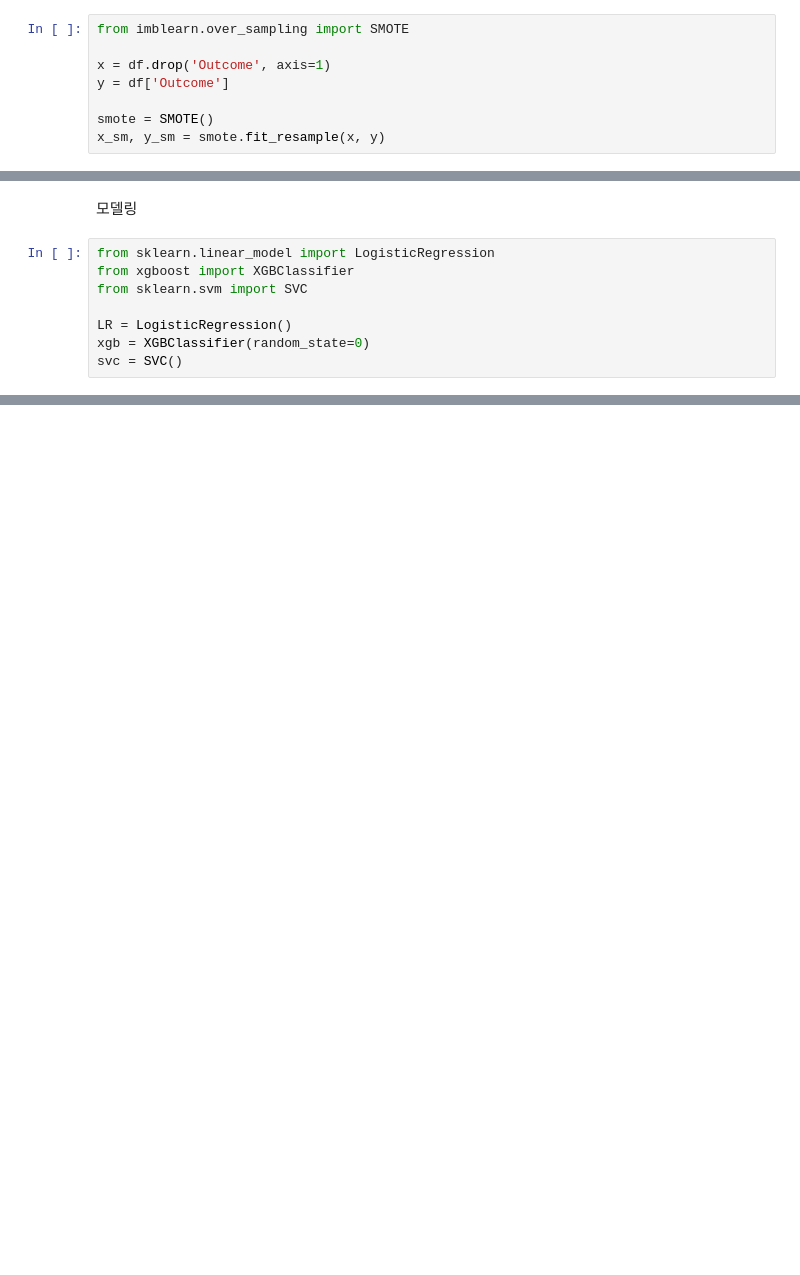
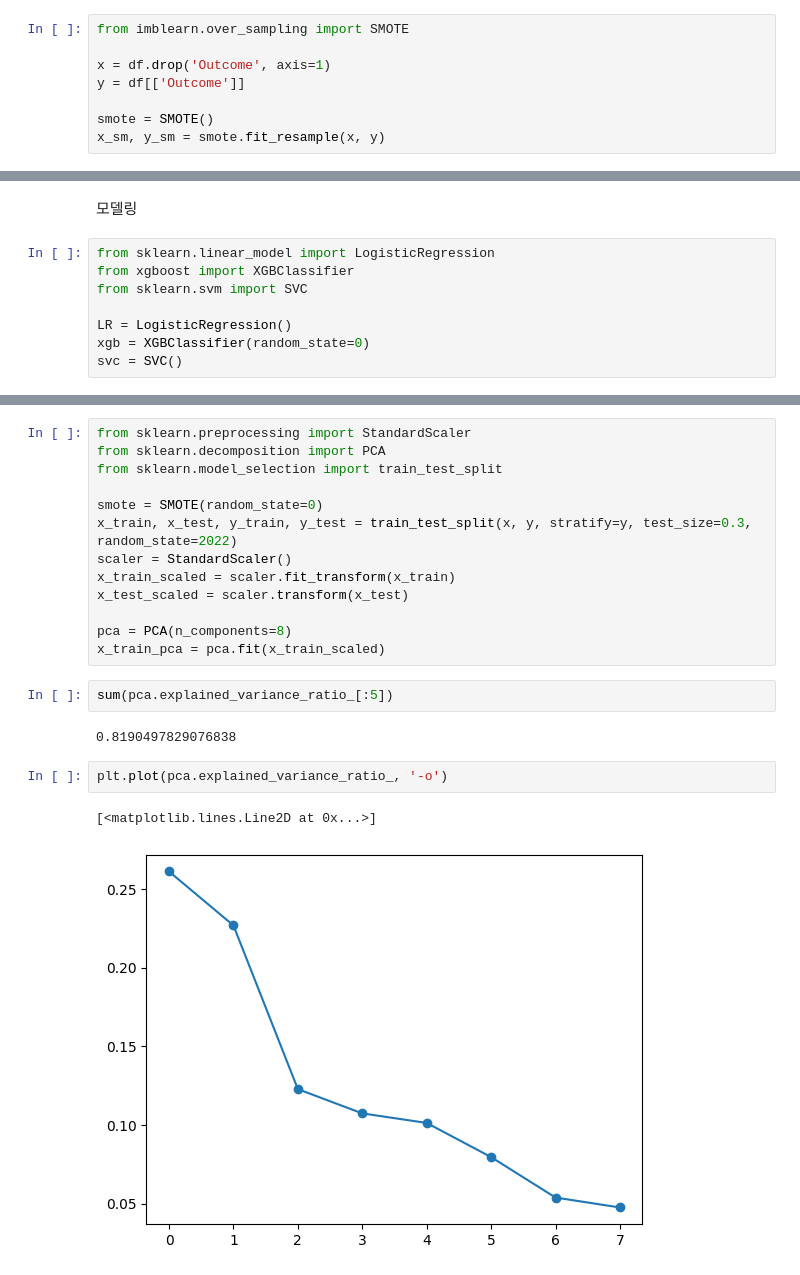
Before and after one commit to SeongminLee812/ADP, a Jupyter notebook: final_test/final_test02.ipynb, the cells around one changed output, grey strips where cells are left out. Cells and saved outputs as stored; diff of their text form; blank space fills up the shorter version.

Commit message:
final_test02_finished

```diff
--- a/final_test/final_test02.ipynb
+++ b/final_test/final_test02.ipynb
@@ -230,7 +230,7 @@ Name: Outcome, dtype: int64
 from imblearn.over_sampling import SMOTE
 
 x = df.drop('Outcome', axis=1)
-y = df['Outcome']
+y = df[['Outcome']]
 
 smote = SMOTE()
 x_sm, y_sm = smote.fit_resample(x, y)
@@ -272,0 +305,22 @@ def model_result(model):
+# %%
+from sklearn.preprocessing import StandardScaler
+from sklearn.decomposition import PCA
+from sklearn.model_selection import train_test_split
+
+smote = SMOTE(random_state=0)
+x_train, x_test, y_train, y_test = train_test_split(x, y, stratify=y, test_size=0.3, random_state=2022)
+scaler = StandardScaler()
+x_train_scaled = scaler.fit_transform(x_train)
+x_test_scaled = scaler.transform(x_test)
+
+pca = PCA(n_components=8)
+x_train_pca = pca.fit(x_train_scaled)
+# %%
+sum(pca.explained_variance_ratio_[:5])
+# %% [output]
+0.8190497829076838
+# %%
+plt.plot(pca.explained_variance_ratio_, '-o')
+# %% [output]
+[<matplotlib.lines.Line2D at 0x...>]
+[figure, added]
```
Also changed, not shown: parts of 18 cells of this notebook, 1 other file.
